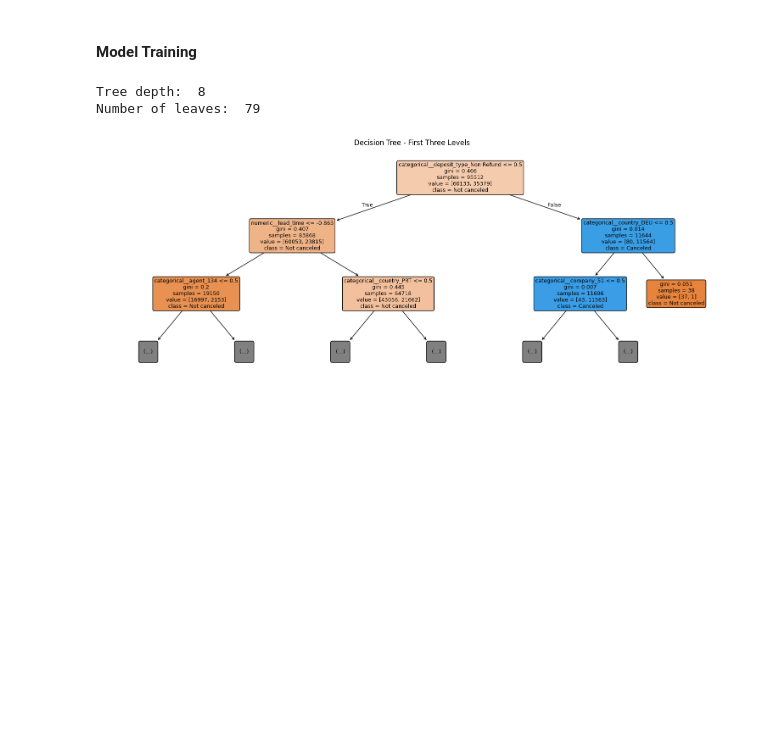
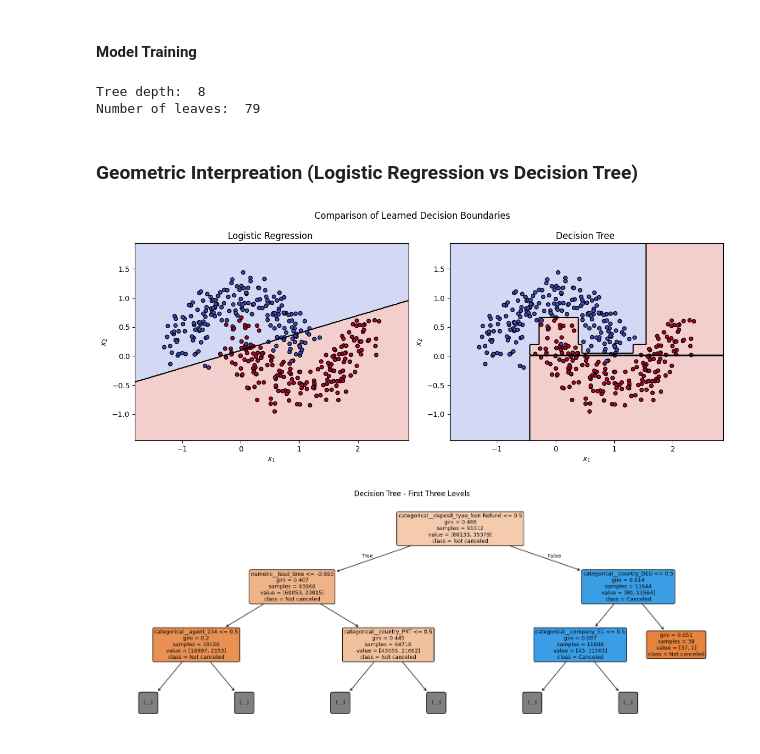
Before and after one commit to MasMits/hotel-cancellation-ml, a Jupyter notebook: notebook/project.ipynb, the cells around one changed output. Drawn from its saved outputs; the diff is of its cells as text; code cells hidden in the pictures; blank space fills up the shorter version.

```diff
--- a/notebook/project.ipynb
+++ b/notebook/project.ipynb
@@ -259,6 +269,80 @@ print("Number of leaves: ", tree_classifier.get_n_leaves())
 # %% [output]
 Tree depth:  8
 Number of leaves:  79
+# %% [markdown]
+### Geometric Interpreation (Logistic Regression vs Decision Tree)
+# %%
+import numpy as np
+import matplotlib.pyplot as plt
+
+from sklearn.datasets import make_moons
+from sklearn.linear_model import LogisticRegression
+from sklearn.tree import DecisionTreeClassifier
+
+# 2D toy binary classification dataset to illustrate the geometric differences between the two methods
+
+X_toy, y_toy = make_moons(
+    n_samples=400,
+    noise = 0.20,
+    random_state=72
+)
+
+models = {
+    "Logistic Regression ": LogisticRegression(),
+    "Decision Tree ": DecisionTreeClassifier(
+        max_depth=5,
+        random_state=72
+    )
+}
+
+# Create a grid covering the feature space
+x_min, x_max = X_toy[:, 0].min() - 0.5, X_toy[:, 0].max() + 0.5
+y_min, y_max = X_toy[:, 1].min() - 0.5, X_toy[:, 1].max() + 0.5
+
+xx, yy = np.meshgrid(
+    np.linspace(x_min, x_max, 300),
+    np.linspace(y_min, y_max, 300)
+)
+
+grid = np.c_[xx.ravel(), yy.ravel()]
+
+fig, axes = plt.subplots(1, 2, figsize=(12, 5))
+
+for ax, (name, model) in zip(axes, models.items()):
+    model.fit(X_toy, y_toy)
+
+    predictions = model.predict(grid).reshape(xx.shape)
+
+    ax.contourf(
+        xx, yy, predictions,
+        alpha=0.25,
+        cmap="coolwarm"
+    )
+
+    ax.contour(
+        xx, yy, predictions,
+        levels=[0.5],
+        colors="black",
+        linewidths=1.5
+    )
+
+    ax.scatter(
+        X_toy[:, 0], X_toy[:, 1],
+        c=y_toy,
+        cmap="coolwarm",
+        edgecolors="black",
+        s=25
+    )
+
+    ax.set_title(name)
+    ax.set_xlabel("$x_1$")
+    ax.set_ylabel("$x_2$")
+
+plt.suptitle("Comparison of Learned Decision Boundaries")
+plt.tight_layout()
+plt.show()
+# %% [output]
+[figure, added]
 # %%
 from sklearn.tree import plot_tree
 import matplotlib.pyplot as plt
```
Also changed, not shown: parts of 27 cells of this notebook.
